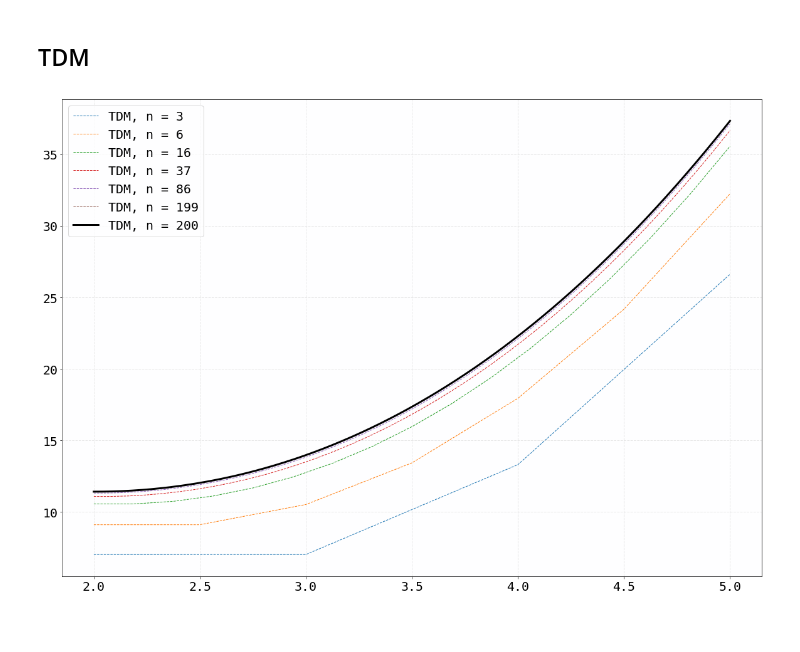
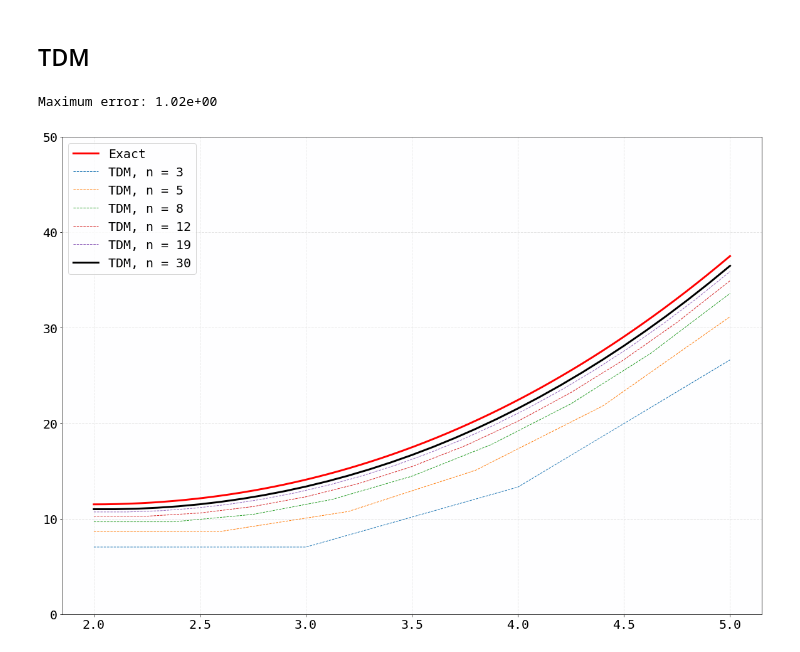
Before and after one commit to gkorepanov/MIPT-comp-math, a Jupyter notebook: 2.1.ipynb, the cells around one changed output. Drawn from its saved outputs; the diff is of its cells as text; code cells hidden in the pictures; blank space fills up the shorter version.

```diff
--- a/2.1.ipynb
+++ b/2.1.ipynb
@@ -20,7 +20,7 @@ q = lambda t: np.zeros_like(t)
 f = lambda t: 5 * sqrt(t - 1)
 
 # exact solution
-# exact    = lambda x:
+exact    = lambda x: -5*(x-1)/sqrt(x-1) + (x-1)**2.5 + 15.5
 # %% [markdown]
 ## ODE solution
 # %%
@@ -126,0 +144,15 @@ plot(t, y, restart = False, color='black', lw=3, label = 'Shooting')
+# %%
+# exact solution
+ax = plot(X, exact(X), color='red', lw=3, label = 'Exact')
+
+N = 1000
+x = Dim(min = a, max = b, N = N)
+t, y = shooting(x, 0.1, do_plot = True)
+
+plot(t, y, restart = False, color='black', lw=3, label = 'Shooting')
+
+ax.legend()
+ax.set_ylim(0, 50)
+
+err = abs(exact(t) - y).max()
+print("Maximum error: {:.2e}".format(err))
@@ -164,20 +225,22 @@ def TDM(x):
 # %%
-ax = plot(restart = True, y = [1], line = False)
 # exact solution
-# plot(X, exact(X), color='red', lw=3, label = 'Exact', restart = False)
+ax = plot(X, exact(X), color='red', lw=3, label = 'Exact')
 
-N_max = 200
-for N in map(int, np.logspace(np.log(3), np.log(N_max), 6, base = np.e)):
+N = 30
+for n in np.logspace(np.log(3), np.log(N), 6, base = np.e).round().astype(int):
     # solution:
-    x = Dim(min = a, max = b, N = N)
+    x = Dim(min = a, max = b, N = n)
     X, Y = TDM(x)
+    if n == N:
+        plot(X, Y, lw=3, ls = '-', label = f'TDM, n = {n}', restart = False, color = 'black')
+    else:
+        plot(X, Y, lw=1, ls = '--', label = f'TDM, n = {n}', restart = False)
 
-    plot(X, Y, lw=1, ls = '--', label = f'TDM, n = {N}', restart = False)
+ax.legend()
+ax.set_ylim(0, 50)
 
-x = Dim(min = a, max = b, N = N_max)
-X, Y = TDM(x)
-plot(X, Y, lw=3, label = f'TDM, n = {N_max}', restart = False, color = 'black')
-
-ax.legend();
+err = abs(exact(X) - Y).max()
+print("Maximum error: {:.2e}".format(err))
 # %% [output]
+Maximum error: 1.02e+00
-[figure, old version]
+[figure, new version]
```
Also changed, not shown: parts of 7 cells of this notebook, 1 other file.
